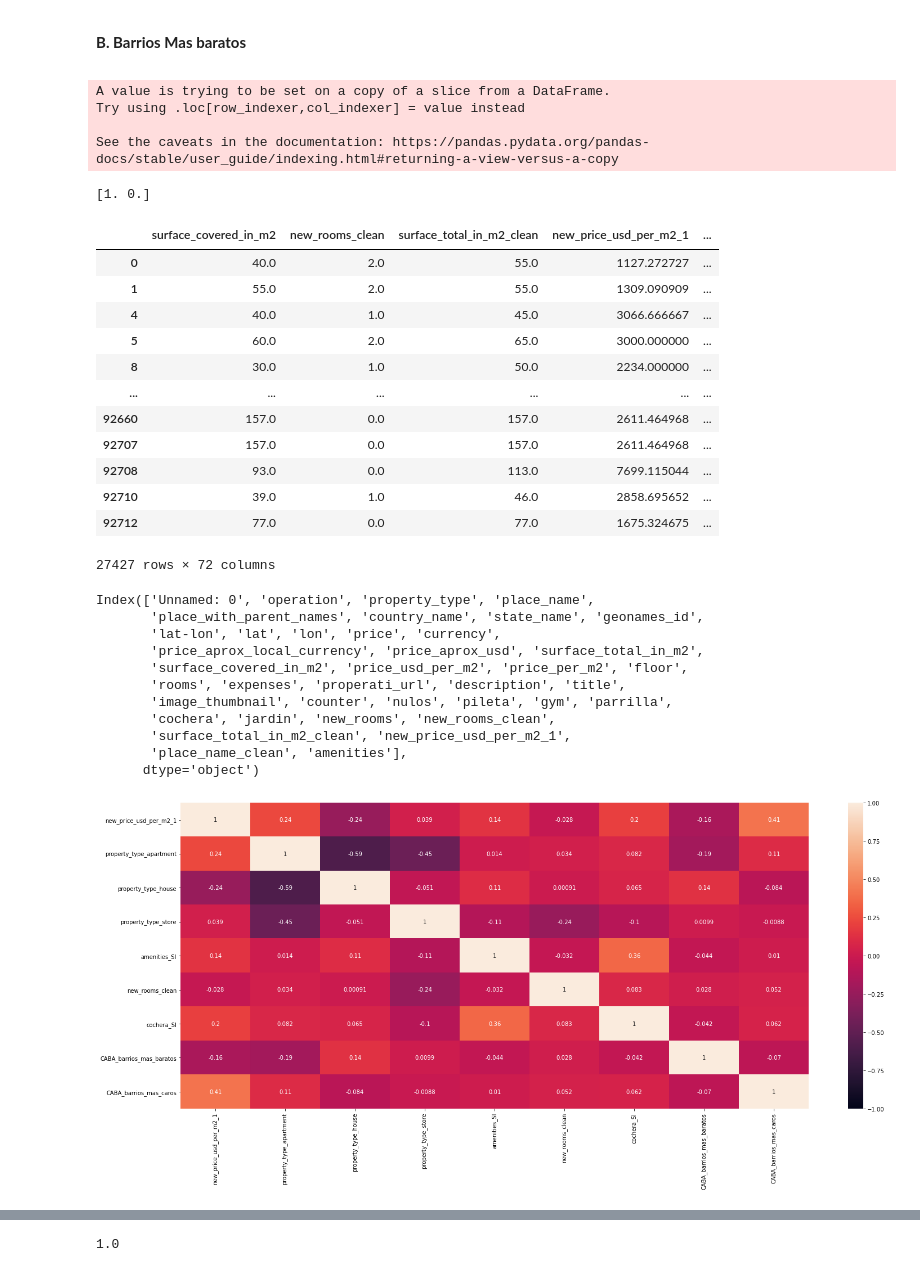
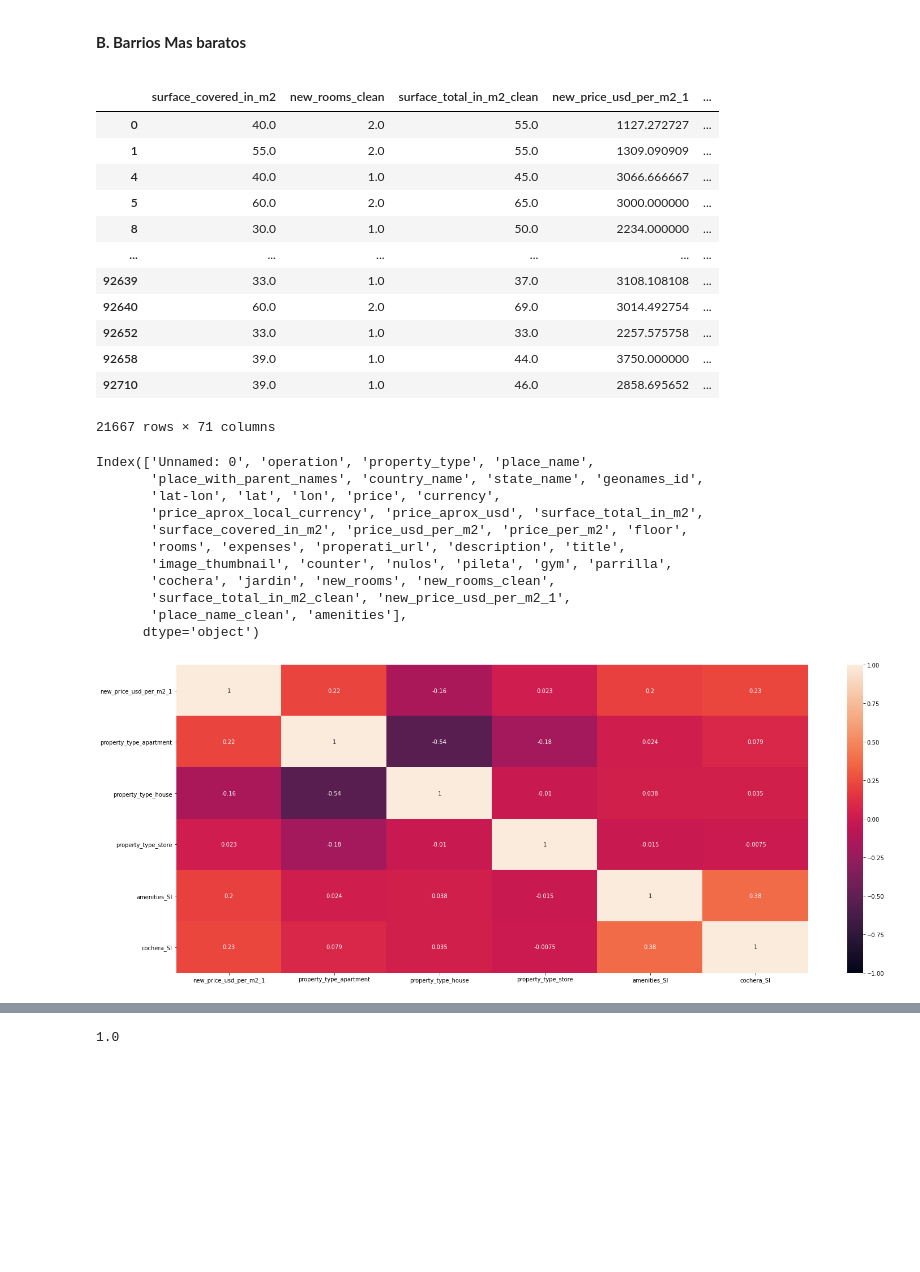
Before and after one commit to giustipatricio/grupo4-1120_ed_13, a Jupyter notebook: Entrega 2/Entrega 2.ipynb, the cells around one changed output, grey strips where cells are left out. Saved outputs shown, nothing was run; the diff lists cells and outputs as text; code cells hidden in the pictures; blank space fills up the shorter version.

```diff
--- a/Entrega 2/Entrega 2.ipynb
+++ b/Entrega 2/Entrega 2.ipynb
@@ -59,6 +59,10 @@ dtype: object
 3 rows × 38 columns
 # %%
 #Simplificamos los amenities de parrilla, gimnasio y jardin en una unica columna de tiene o no tiene amenities
+df = df[df['new_rooms_clean'] > 0]
+df = df[df['new_rooms_clean'] < 6]
+
+
 df["amenities"] = df["parrilla"]
 amenities_1 = df["pileta"] =="SI"
 df.loc[amenities_1, "amenities"] = "SI"
@@ -67,5 +71,8 @@ df.loc[amenities_2, "amenities"] = "SI"
 amenities_3 = df["jardin"] =="SI"
 df.loc[amenities_3, "amenities"] = "SI"
 
-df
+
+import plotly.express as px
+fig = px.histogram(df, x='new_rooms_clean')
+fig.show()
 # %% [output]
@@ -211,25 +206,18 @@ data_suburb = df_caba_dummies.loc[data_suburb_mask, :]
 # %%
 #creamos una columna nueva
-data_suburb["CABA_barrios_mas_baratos"] = data_suburb["new_price_usd_per_m2_1"]
-df_caba_dummies = pd.concat([df_caba_dummies,data_suburb["CABA_barrios_mas_baratos"]], axis = 1)
+#data_suburb["CABA_barrios_mas_baratos"] = data_suburb["new_price_usd_per_m2_1"]
+#df_caba_dummies = pd.concat([df_caba_dummies,data_suburb["CABA_barrios_mas_baratos"]], axis = 1)
-# %% [output]
-A value is trying to be set on a copy of a slice from a DataFrame.
-Try using .loc[row_indexer,col_indexer] = value instead
-
-See the caveats in the documentation: https://pandas.pydata.org/pandas-docs/stable/user_guide/indexing.html#returning-a-view-versus-a-copy
 # %%
 #Reemplazamos los nulos de la columna por valores cero
-ambientes_131 = df_caba_dummies["CABA_barrios_mas_baratos"].notnull()
-df_caba_dummies.loc[ambientes_131, "CABA_barrios_mas_baratos"] = 1
+#ambientes_131 = df_caba_dummies["CABA_barrios_mas_baratos"].notnull()
+#df_caba_dummies.loc[ambientes_131, "CABA_barrios_mas_baratos"] = 1
 # %%
-ambientes_134 = df_caba_dummies["CABA_barrios_mas_baratos"].isnull()
-ambientes_134
-df_caba_dummies.loc[ambientes_134, "CABA_barrios_mas_baratos"] = 0
-df_rooms_unique = df_caba_dummies["CABA_barrios_mas_baratos"].unique()
-df_rooms_unique
-print(df_rooms_unique)
+#ambientes_134 = df_caba_dummies["CABA_barrios_mas_baratos"].isnull()
+#ambientes_134
+#df_caba_dummies.loc[ambientes_134, "CABA_barrios_mas_baratos"] = 0
+#df_rooms_unique = df_caba_dummies["CABA_barrios_mas_baratos"].unique()
+#df_rooms_unique
+#print(df_rooms_unique)
-# %% [output]
-[1. 0.]
 # %%
 #regularizacion de variables no numericas dropeandolas
 df_caba_dummies_drop = df_caba_dummies.drop(["pileta","parrilla","jardin","gym",'Unnamed: 0', 'operation', 'place_name',"country_name","geonames_id","lat-lon","lat","lon","price","currency","price_aprox_local_currency","price_aprox_usd","surface_total_in_m2","price_usd_per_m2","price_per_m2","floor", "rooms",	"expenses",	"properati_url",	"description",	"title",	"image_thumbnail",	"counter",	"nulos","new_rooms", "place_name_clean"  ], axis=1)
@@ -238,6 +226,7 @@ df_caba_dummies_drop = df_caba_dummies.drop(["pileta","parrilla","jardin","gym",
 df_caba_dummies_drop = df_caba_dummies_drop[df_caba_dummies_drop['new_price_usd_per_m2_1'] < 8500]
 df_caba_dummies_drop = df_caba_dummies_drop[df_caba_dummies_drop['new_price_usd_per_m2_1'] > 150]
 #df_caba = df_caba.new_price_usd_per_m2_1
+
 df_caba_dummies_drop
 # %% [output]
 |  | surface_covered_in_m2 | new_rooms_clean | surface_total_in_m2_clean | new_price_usd_per_m2_1 | ... |
@@ -247,31 +236,31 @@ df_caba_dummies_drop
 | 5 | 60.0 | 2.0 | 65.0 | 3000.000000 | ... |
 | 8 | 30.0 | 1.0 | 50.0 | 2234.000000 | ... |
 | ... | ... | ... | ... | ... | ... |
-| 92660 | 157.0 | 0.0 | 157.0 | 2611.464968 | ... |
-| 92707 | 157.0 | 0.0 | 157.0 | 2611.464968 | ... |
-| 92708 | 93.0 | 0.0 | 113.0 | 7699.115044 | ... |
+| 92639 | 33.0 | 1.0 | 37.0 | 3108.108108 | ... |
+| 92640 | 60.0 | 2.0 | 69.0 | 3014.492754 | ... |
+| 92652 | 33.0 | 1.0 | 33.0 | 2257.575758 | ... |
+| 92658 | 39.0 | 1.0 | 44.0 | 3750.000000 | ... |
 | 92710 | 39.0 | 1.0 | 46.0 | 2858.695652 | ... |
-| 92712 | 77.0 | 0.0 | 77.0 | 1675.324675 | ... |
-27427 rows × 72 columns
+21667 rows × 71 columns
 # %%
 #Modificamos el tamaño del plot y generamos un heatmap de correlacion en CABA entre variables que consideramos a priri
 plt.figure(figsize = (25 , 10))
-sns.heatmap(df_caba_dummies_drop[["new_price_usd_per_m2_1","property_type_apartment","property_type_house","property_type_store","amenities_SI","new_rooms_clean"
-                ,"cochera_SI", "CABA_barrios_mas_baratos", "CABA_barrios_mas_caros"]].corr(), annot=True, vmin=-1)
+sns.heatmap(df_caba_dummies_drop[["new_price_usd_per_m2_1","property_type_apartment","property_type_house","property_type_store","amenities_SI"
+                ,"cochera_SI"]].corr(), annot=True, vmin=-1)
 print(df_pais.columns)
 # %% [output]
 Index(['Unnamed: 0', 'operation', 'property_type', 'place_name',
        'place_with_parent_names', 'country_name', 'state_name', 'geonames_id',
        'lat-lon', 'lat', 'lon', 'price', 'currency',
        'price_aprox_local_currency', 'price_aprox_usd', 'surface_total_in_m2',
        'surface_covered_in_m2', 'price_usd_per_m2', 'price_per_m2', 'floor',
        'rooms', 'expenses', 'properati_url', 'description', 'title',
        'image_thumbnail', 'counter', 'nulos', 'pileta', 'gym', 'parrilla',
        'cochera', 'jardin', 'new_rooms', 'new_rooms_clean',
        'surface_total_in_m2_clean', 'new_price_usd_per_m2_1',
        'place_name_clean', 'amenities'],
       dtype='object')
-[figure, old version]
+[figure, new version]
 # %%
 #sns.lmplot(x='new_price_usd_per_m2_1', y='CABA_barrios_4',  data=df_caba_dummies_drop, aspect=1.45, scatter_kws={'alpha':0.2});
 # %%
```
Also changed, not shown: parts of 10 cells of this notebook.
